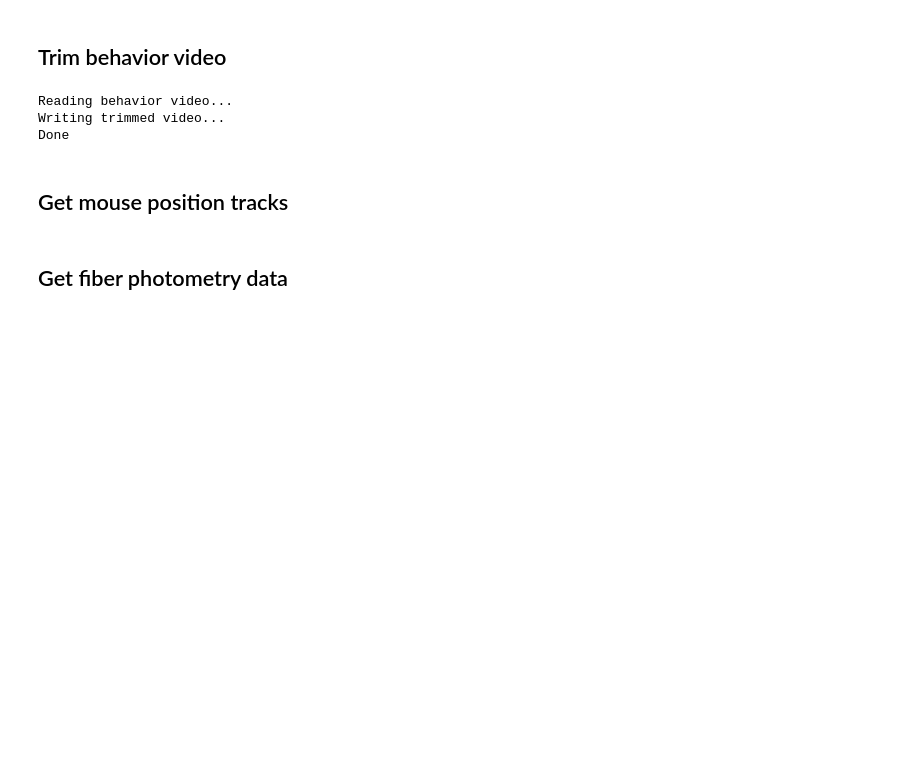
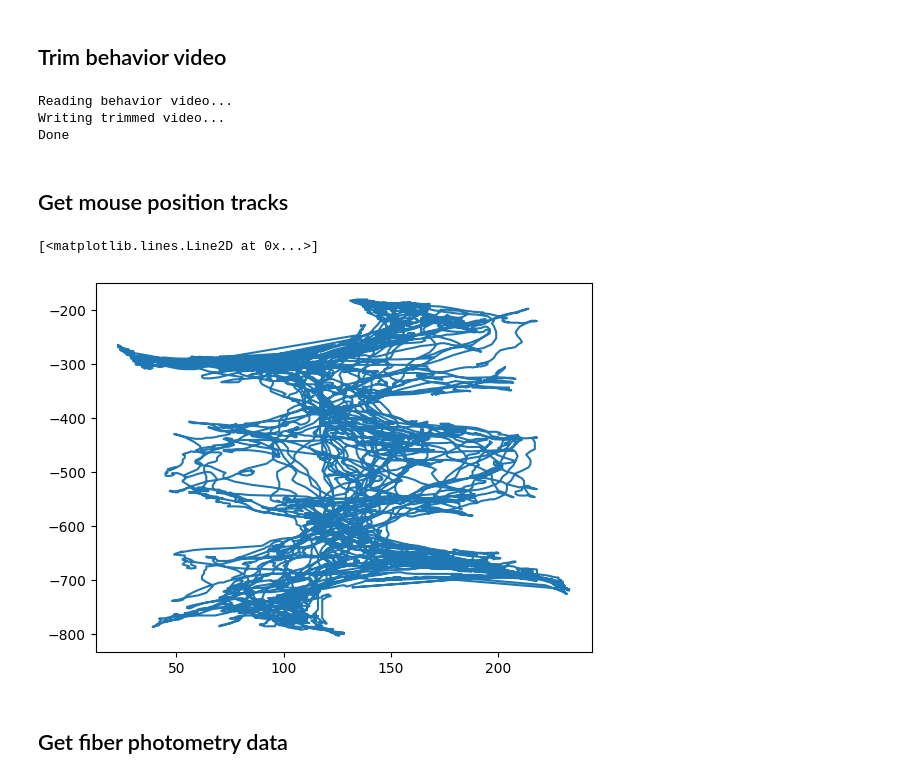
Before and after one commit to njm94/fiber-photometry-code, a Jupyter notebook: Data_Processing.ipynb, the cells around one changed output. Cells and saved outputs as stored; diff of their text form; code cells hidden in the pictures; blank space fills up the shorter version.

```diff
--- a/Data_Processing.ipynb
+++ b/Data_Processing.ipynb
@@ -33,11 +33,17 @@ Done
 # %%
 # Run the code to track the positions, or load the data if it was already calculated
 if not any(fname.endswith(video_name + '_tracks.npy') for fname in os.listdir(output_path)):
     %matplotlib tk
     x_pos, y_pos, chamber_mask = h.get_tracks(video_name, output_path, threshold=28, ksize=5)
     %matplotlib inline
 else:
     x_pos, y_pos = np.load(output_path + os.path.sep + video_name + '_tracks.npy')
+
+plt.figure(),
+plt.plot(x_pos, -np.array(y_pos))
+# %% [output]
+[<matplotlib.lines.Line2D at 0x...>]
+[figure, added]
 # %% [markdown]
 ## Get fiber photometry data
 # %%
```
Also changed, not shown: parts of 3 cells of this notebook, 3 other files.
